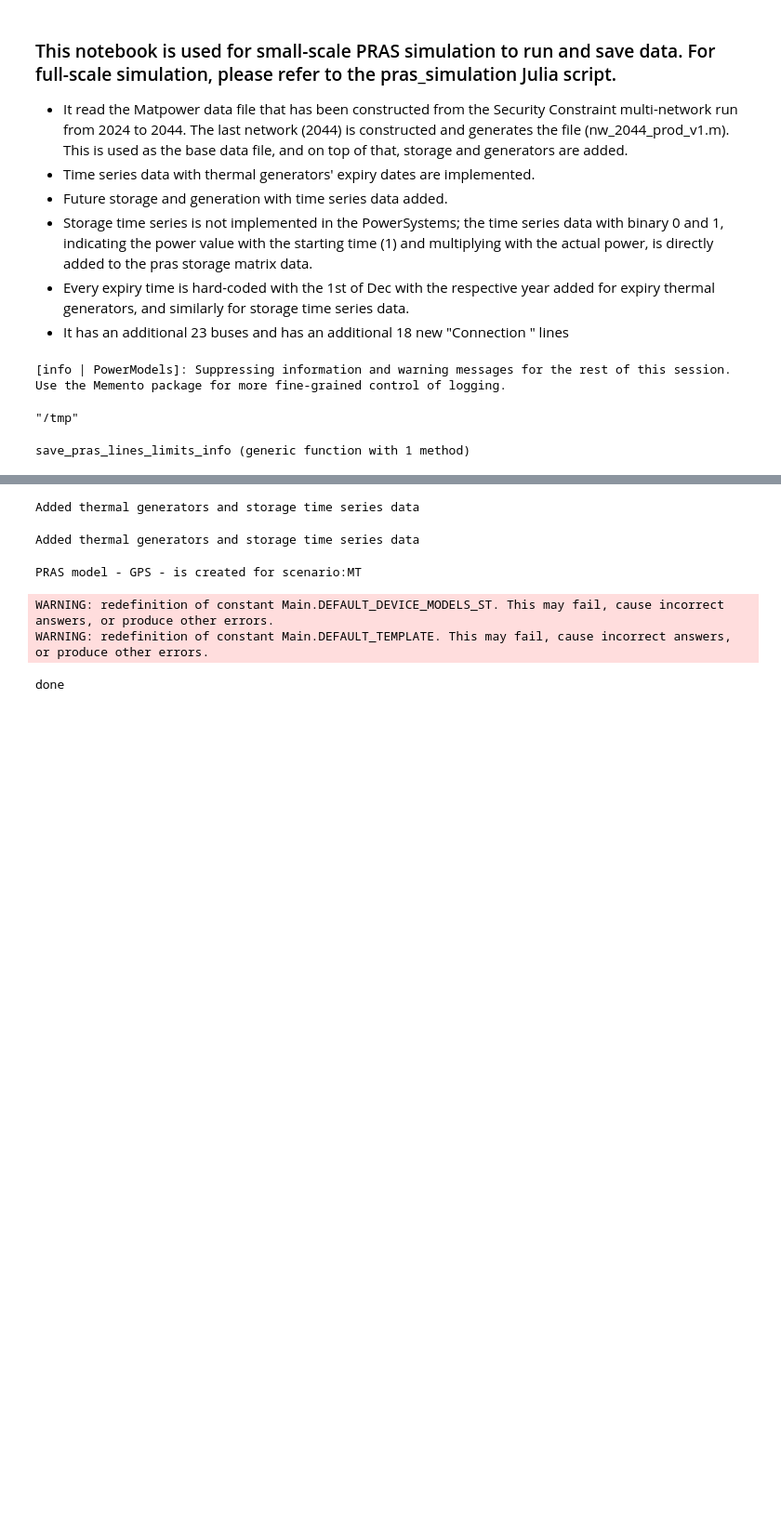
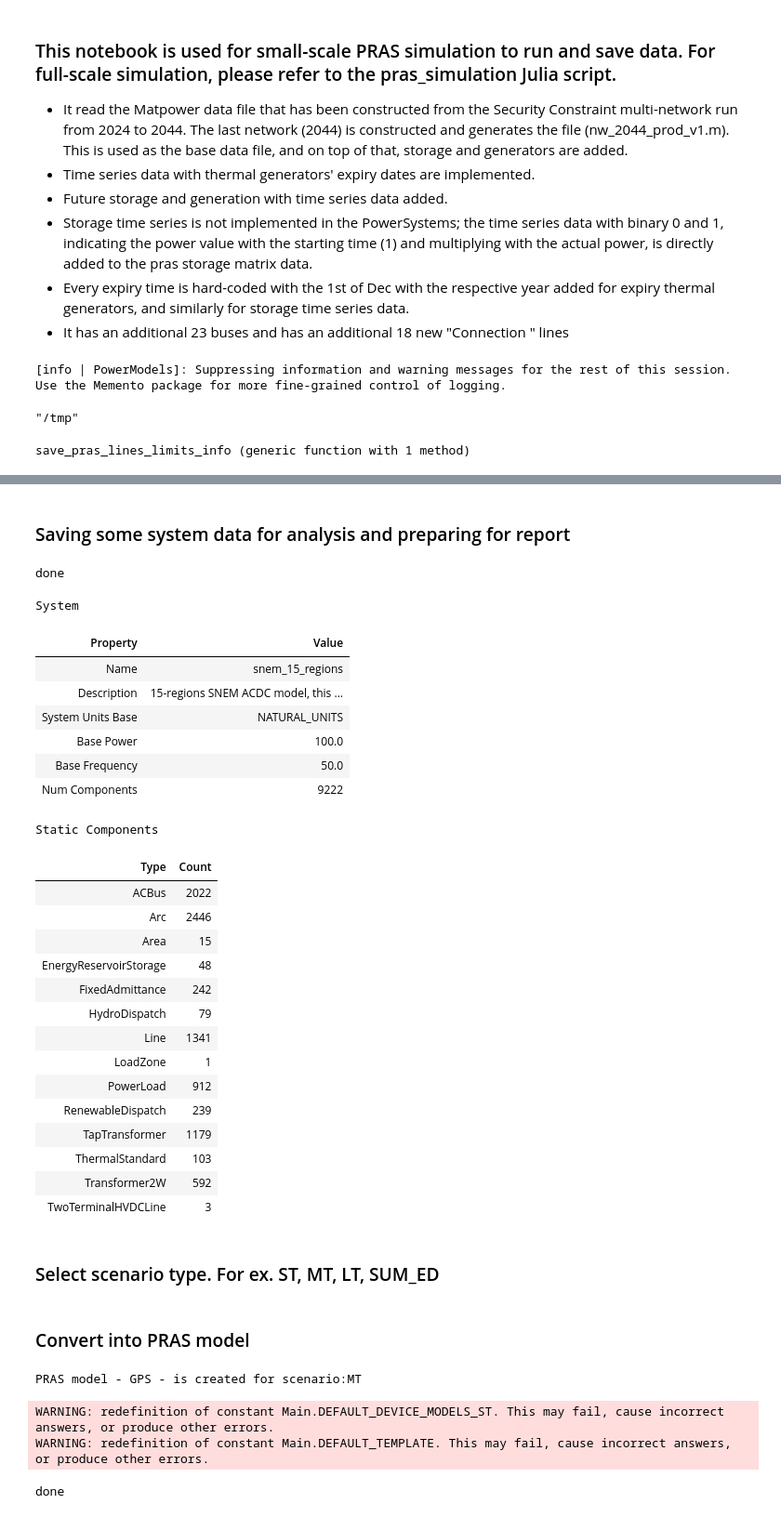
Before and after one commit to csiro/ensys-iPASA.jl, a Jupyter notebook: system_pras_simulation_jl.ipynb, the cells around one changed output, grey strips where cells are left out. Shown at 93% size. Drawn from its saved outputs; the diff is of its cells as text; code cells hidden in the pictures; blank space fills up the shorter version.

```diff
--- a/system_pras_simulation_jl.ipynb
+++ b/system_pras_simulation_jl.ipynb
@@ -81,11 +79,0 @@ system loaded
-# %%
-scenario = "MT"
-location = joinpath(pwd(), "data", "sc_data")
-file_path = joinpath(location, "future_gen_thermal_exp_pp.csv")
-add_future_status_therm_stor(sys, scenario, file_path, "gen")
-
-file_path = joinpath(location, "future_storage_pp.csv")
-add_future_status_therm_stor(sys, scenario, file_path, "storage")
-println("Added thermal generators and storage time series data")
-# %% [output]
-Added thermal generators and storage time series data
@@ -104,22 +80,43 @@ Added thermal generators and storage time series data
-# %%
-scenario = "MT"
-location = joinpath(pwd(), "data", "sc_data")
-file_path = joinpath(location, "future_gen_thermal_exp_pp.csv")
-add_future_gen(sys, scenario, location)
-add_future_storage(sys, scenario, location)
-add_future_status_therm_stor(sys, scenario, file_path, "gen")
-file_path = joinpath(location, "future_storage_pp.csv")
-add_future_status_therm_stor(sys, scenario, file_path, "storage")
-
-if scenario == "ST"
-    time_series_data = built_load_one_yearly_TSdata(sys)
-elseif scenario == "MT"
-    time_series_data = built_load_six_yearly_TSdata(sys)
-elseif scenario == "LT"
-    time_series_data = built_load_twenty_years_TSdata(sys)
-elseif scenario == "SUM_ED"
-    time_series_data = built_load_SUM_ED_TSdata(sys)
-end
-println("Added thermal generators and storage time series data")
-# %% [output]
-Added thermal generators and storage time series data
+# %% [markdown]
+### Saving some system data for analysis and preparing for report
+# %%
+ofile = "data/output/nem_act_power_load_gen_v_44.csv"
+file_path = joinpath(pwd(), "data", "sc_data", "nw_2044_prod_v1.m")
+sys_44, pm_data_44, base_storage_data_44 = initialise_system_v3(file_path)
+lg_dict_44, region_base_data_44 = get_load_gen_storage_system(sys_44, ofile)
+ofile = "data/output/nem_act_power_load_gen_v_24.csv"
+file_path = joinpath(pwd(), "data", "sc_data", "nw_2024_prod_v1.m")
+sys_24, pm_data_24, base_storage_data_24 = initialise_system_v3(file_path)
+lg_dict_24, region_base_data_24 = get_load_gen_storage_system(sys_24, ofile)
+println("done")
+# %% [output]
+done
+# %%
+sys_24
+# %% [output]
+System
+| Property | Value |
+| Name | snem_15_regions |
+| Description | 15-regions SNEM ACDC model, this ... |
+| System Units Base | NATURAL_UNITS |
+| Base Power | 100.0 |
+| Base Frequency | 50.0 |
+| Num Components | 9222 |
+Static Components
+| Type | Count |
+| ACBus | 2022 |
+| Arc | 2446 |
+| Area | 15 |
+| EnergyReservoirStorage | 48 |
+| FixedAdmittance | 242 |
+| HydroDispatch | 79 |
+| Line | 1341 |
+| LoadZone | 1 |
+| PowerLoad | 912 |
+| RenewableDispatch | 239 |
+| TapTransformer | 1179 |
+| ThermalStandard | 103 |
+| Transformer2W | 592 |
+| TwoTerminalHVDCLine | 3 |
+# %% [markdown]
+### Select scenario type. For ex. ST, MT, LT, SUM_ED
@@ -127,4 +147,6 @@ Added thermal generators and storage time series data
 #save_newly_built_system(sys, scenario)
+# %% [markdown]
+### Convert into PRAS model
 # %%
 using SiennaPRASInterface
 
```
Also changed, not shown: parts of 7 cells of this notebook, 9 other files.
